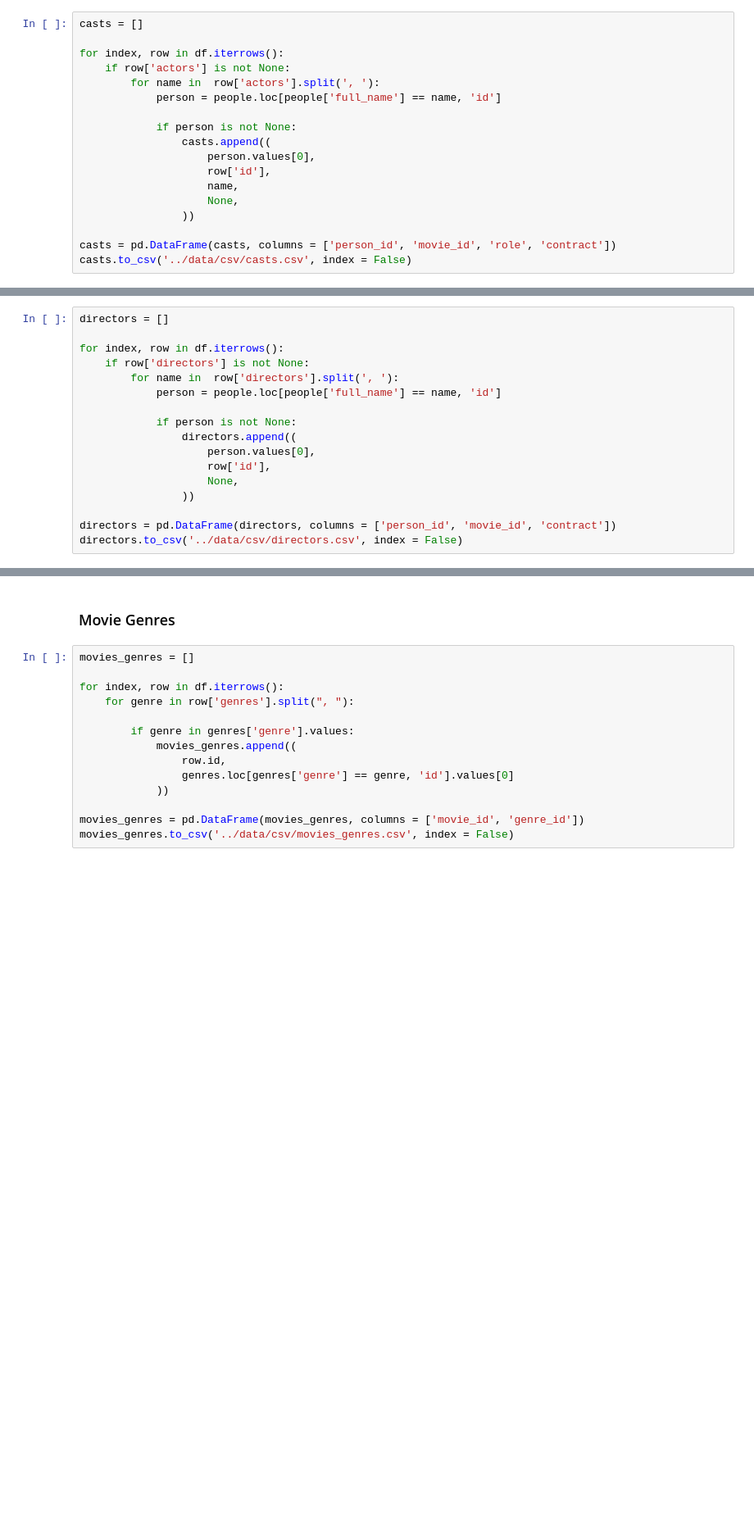
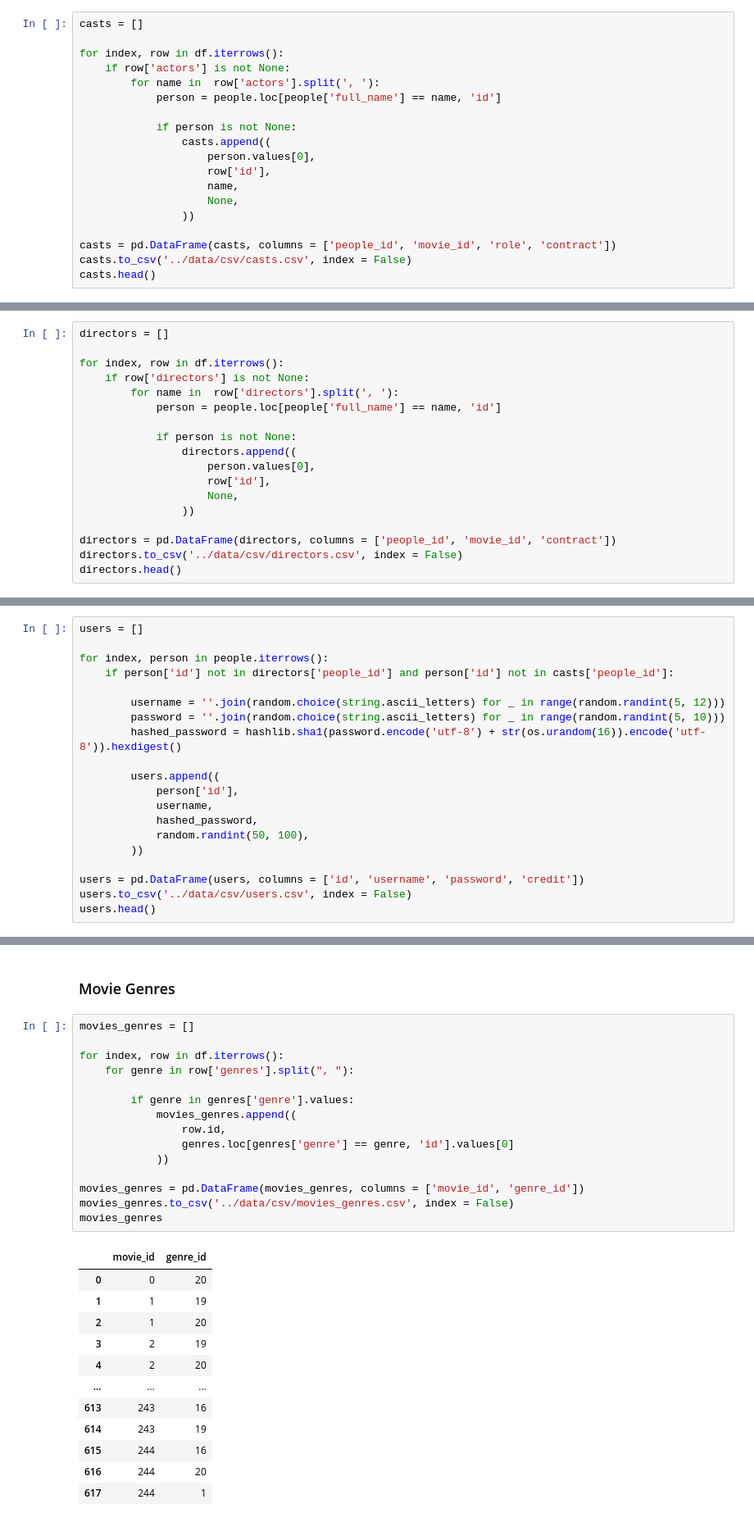
Before and after one commit to keivanipchihagh/OpenGoggles, a Jupyter notebook: scrapers/movies-scraper.ipynb, the cells around one changed output, grey strips where cells are left out. Shown: that part at 82% size. Cells and saved outputs as stored; diff of their text form; blank space fills up the shorter version.

```diff
--- a/scrapers/movies-scraper.ipynb
+++ b/scrapers/movies-scraper.ipynb
@@ -137,5 +178,6 @@ for index, row in df.iterrows():
                     None,
                 ))
 
-casts = pd.DataFrame(casts, columns = ['person_id', 'movie_id', 'role', 'contract'])
+casts = pd.DataFrame(casts, columns = ['people_id', 'movie_id', 'role', 'contract'])
 casts.to_csv('../data/csv/casts.csv', index = False)
+casts.head()
@@ -156,5 +205,6 @@ for index, row in df.iterrows():
                     None,
                 ))
 
-directors = pd.DataFrame(directors, columns = ['person_id', 'movie_id', 'contract'])
+directors = pd.DataFrame(directors, columns = ['people_id', 'movie_id', 'contract'])
 directors.to_csv('../data/csv/directors.csv', index = False)
+directors.head()
@@ -160,0 +220,20 @@ directors.to_csv('../data/csv/directors.csv', index = False)
+# %%
+users = []
+
+for index, person in people.iterrows():
+    if person['id'] not in directors['people_id'] and person['id'] not in casts['people_id']:
+
+        username = ''.join(random.choice(string.ascii_letters) for _ in range(random.randint(5, 12)))
+        password = ''.join(random.choice(string.ascii_letters) for _ in range(random.randint(5, 10)))
+        hashed_password = hashlib.sha1(password.encode('utf-8') + str(os.urandom(16)).encode('utf-8')).hexdigest()
+
+        users.append((
+            person['id'],
+            username,
+            hashed_password,
+            random.randint(50, 100),
+        ))
+
+users = pd.DataFrame(users, columns = ['id', 'username', 'password', 'credit'])
+users.to_csv('../data/csv/users.csv', index = False)
+users.head()
@@ -172,14 +277,28 @@ genres.to_csv('../data/csv/genres.csv', index = False)
 # %%
 movies_genres = []
 
 for index, row in df.iterrows():
     for genre in row['genres'].split(", "):
 
         if genre in genres['genre'].values:
             movies_genres.append((
                 row.id,
                 genres.loc[genres['genre'] == genre, 'id'].values[0]
             ))
 
 movies_genres = pd.DataFrame(movies_genres, columns = ['movie_id', 'genre_id'])
 movies_genres.to_csv('../data/csv/movies_genres.csv', index = False)
+movies_genres
+# %% [output]
+|  | movie_id | genre_id |
+| 0 | 0 | 20 |
+| 1 | 1 | 19 |
+| 2 | 1 | 20 |
+| 3 | 2 | 19 |
+| 4 | 2 | 20 |
+| ... | ... | ... |
+| 613 | 243 | 16 |
+| 614 | 243 | 19 |
+| 615 | 244 | 16 |
+| 616 | 244 | 20 |
+| 617 | 244 | 1 |
```
Also changed, not shown: parts of 22 cells of this notebook, 23 other files.
